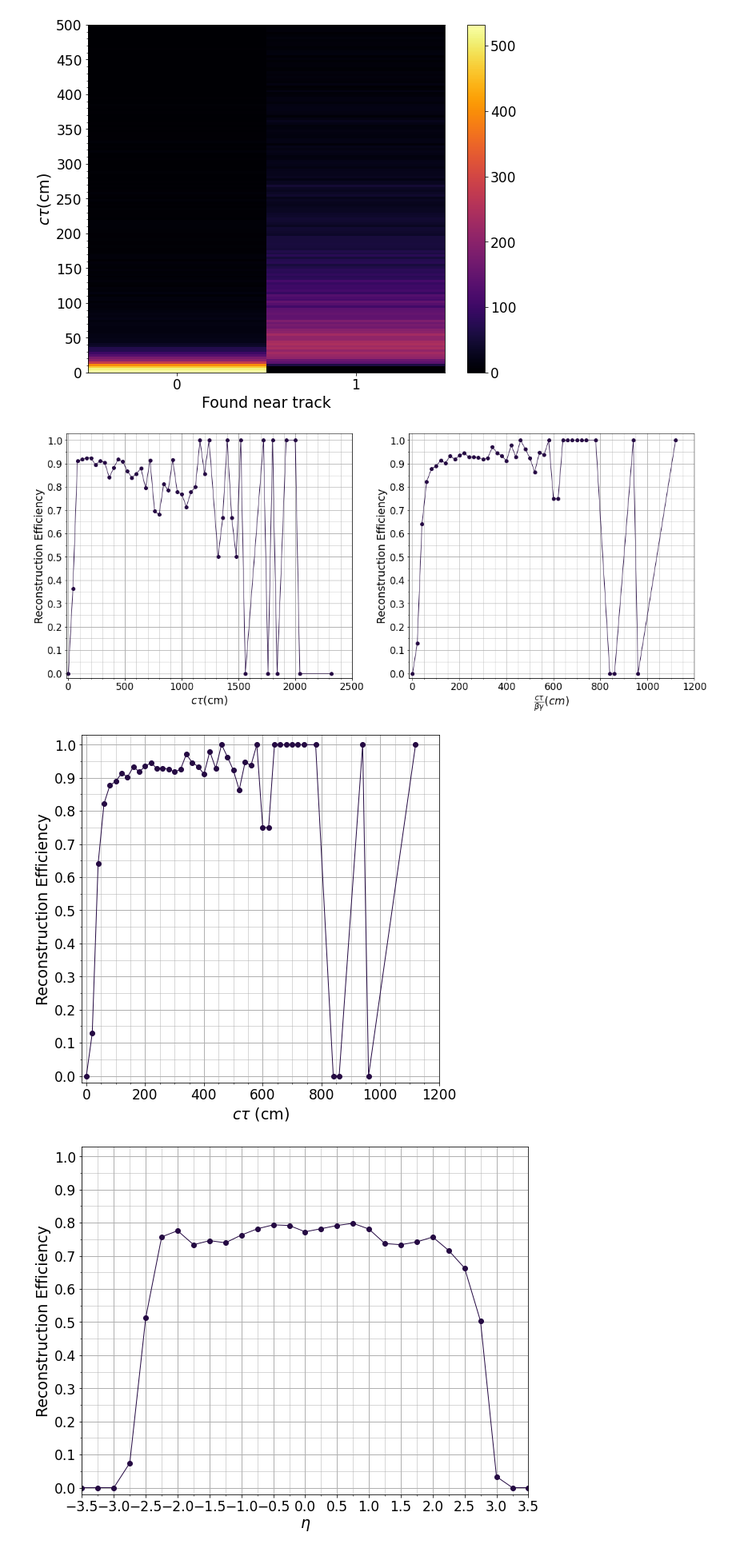
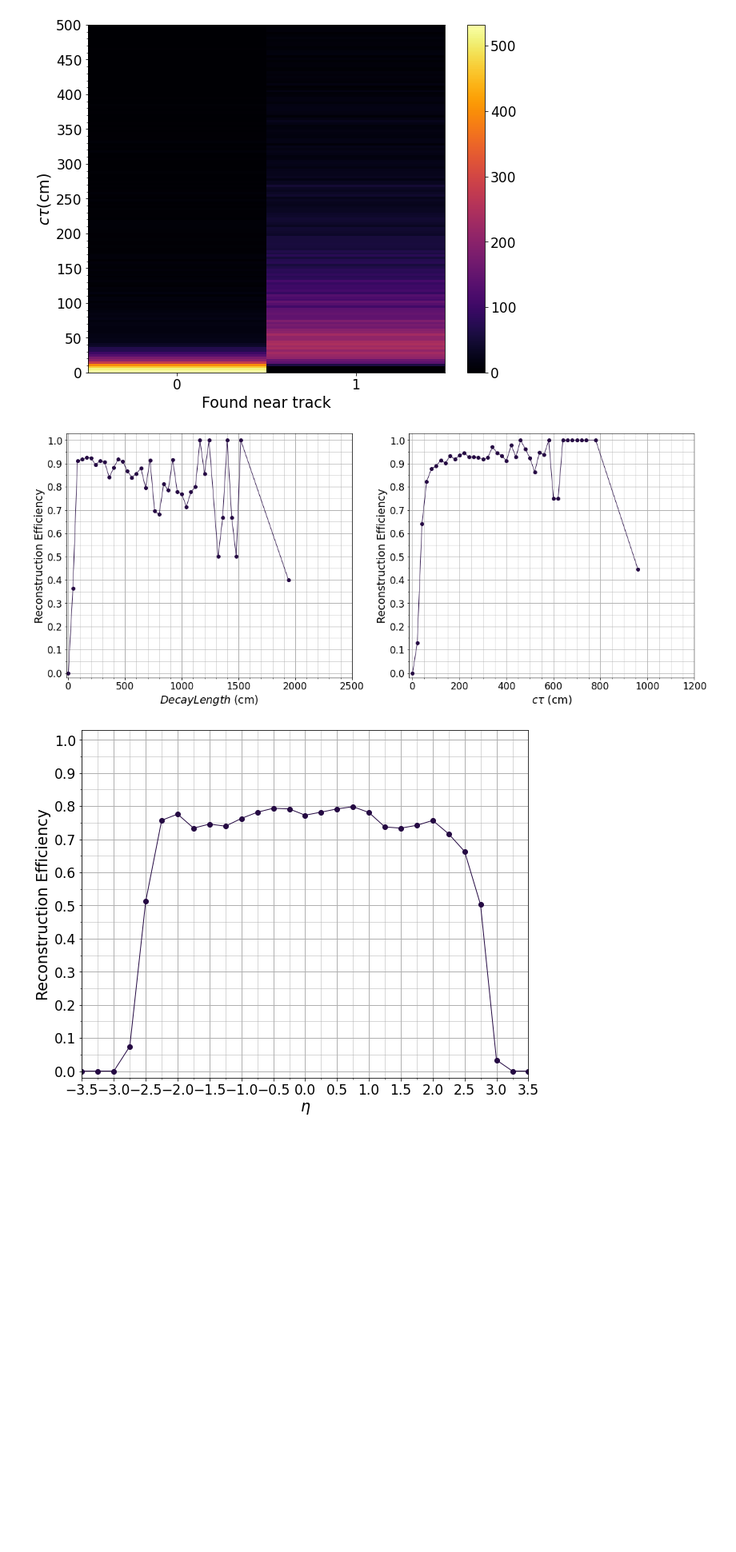
Before and after one commit to joaoboger/charginosAnalysis, a Jupyter notebook: charginosAnalysis.ipynb, the cells around one changed output. Shown at 80% size. Saved outputs shown, nothing was run; the diff lists cells and outputs as text; code cells hidden in the pictures; blank space fills up the shorter version.

```diff
--- a/charginosAnalysis.ipynb
+++ b/charginosAnalysis.ipynb
@@ -2,6 +2,7 @@
 import pandas as pd
 import numpy as np
 import matplotlib.pyplot as plt
+from scipy.optimize import leastsq
 
 defaultFontSize = 17
 
@@ -14,15 +15,19 @@ plt.rc('legend', fontsize=defaultFontSize) #fontsize of the legend
 
 cmapbins = '#250a43' #color for histogram bins
 
-charginos = pd.read_csv('charginos.csv')
+charginos = pd.read_csv('data/charginos.csv')
+
+hitsDf = pd.read_pickle('data/hitsDf.pkl')
 
 trackedCharginos = charginos.copy()
 
 trackedCharginos = trackedCharginos[['mass', 'ctau', 'ctau*boost', 'validHits', 'event', 'run', 'luminosityBlock', 'pt', 'eta', 'phi', 'trackPt', 'trackEta', 'trackPhi', 'beta', 'gamma']]
 
+trackedCharginos['hits'] = hitsDf
+
 trackedCharginos = trackedCharginos[trackedCharginos['validHits'] != 0]
 
-trackedCharginos.sort_values('ctau', inplace=True)
+#trackedCharginos.sort_values('ctau', inplace=True)
 
 trackedCharginos.head()
 # %% [output]
@@ -268,47 +324,54 @@ variableInterval = 40
 variableIntervalBoost = 20
 
 recEfficiency = variableEfficiency(charginos, trackedCharginos, 'ctau', variableInterval)
+recEfficiency = recEfficiency[recEfficiency.index < 1530]
+highTau = pd.DataFrame(data=[[5, 2, 0.4]], index=[1940.0], columns=['ctau*boost', 'trackedParticlesNumber', 'efficiency'])
+recEfficiency = recEfficiency.append(highTau)
 
 fig = plt.figure(figsize=(20,8))
 ax = fig.add_subplot(121)
 
-ax.set_xlabel(r'$c\tau$(cm)')
+ax.set_xlabel(r'$Decay Length$ (cm)')
 ax.set_ylabel('Reconstruction Efficiency')
 
 ax.set_ylim(-0.02, 1.03)
 ax.set_xlim(-15,2500)
 
 ax.tick_params(which='major',grid_linewidth=1)
 ax.tick_params(which='minor',grid_linewidth=0.5)
 ax.set_xticks(np.linspace(0,2500,26), minor=True)
 ax.set_yticks(np.linspace(0,1,21), minor=True)
 ax.set_xticks(np.linspace(0,2500,6))
 ax.set_yticks(np.linspace(0,1,11))
 
 ax.plot(recEfficiency.index, recEfficiency['efficiency'], color=cmapbins, marker='o', linewidth=1)
 plt.grid(which='both', axis='both')
 
 recEfficiency = variableEfficiency(charginos, trackedCharginos, 'ctau*boost', variableIntervalBoost)
+
+recEfficiency = recEfficiency[recEfficiency.index < 800]
+highTau = pd.DataFrame(data=[[9, 4, 4/9]], index=[960.0], columns=['ctau*boost', 'trackedParticlesNumber', 'efficiency'])
+recEfficiency = recEfficiency.append(highTau)
+
 ax = fig.add_subplot(122)
 
-ax.set_xlabel(r'$\frac{c\tau}{\beta\gamma} (cm)$')
+ax.set_xlabel(r'$c\tau$ (cm)')
 ax.set_ylabel('Reconstruction Efficiency')
 
 ax.set_ylim(-0.02, 1.03)
 ax.set_xlim(-15,1200)
 
 ax.tick_params(which='major',grid_linewidth=1)
 ax.tick_params(which='minor',grid_linewidth=0.5)
 ax.set_xticks(np.linspace(0,1200,25), minor=True)
 ax.set_yticks(np.linspace(0,1,21), minor=True)
 ax.set_xticks(np.linspace(0,1200,7))
 ax.set_yticks(np.linspace(0,1,11))
 
 ax.plot(recEfficiency.index, recEfficiency['efficiency'], color=cmapbins, marker='o', linewidth=1)
 plt.grid(which='both', axis='both')
 # %% [output]
-[figure, old version]
+[figure, new version]
-[figure, removed]
 # %%
 recEfficiency = variableEfficiency(charginos, trackedCharginos, 'eta', 0.25)
 
```
Also changed, not shown: parts of 11 cells of this notebook, 9 other files.
